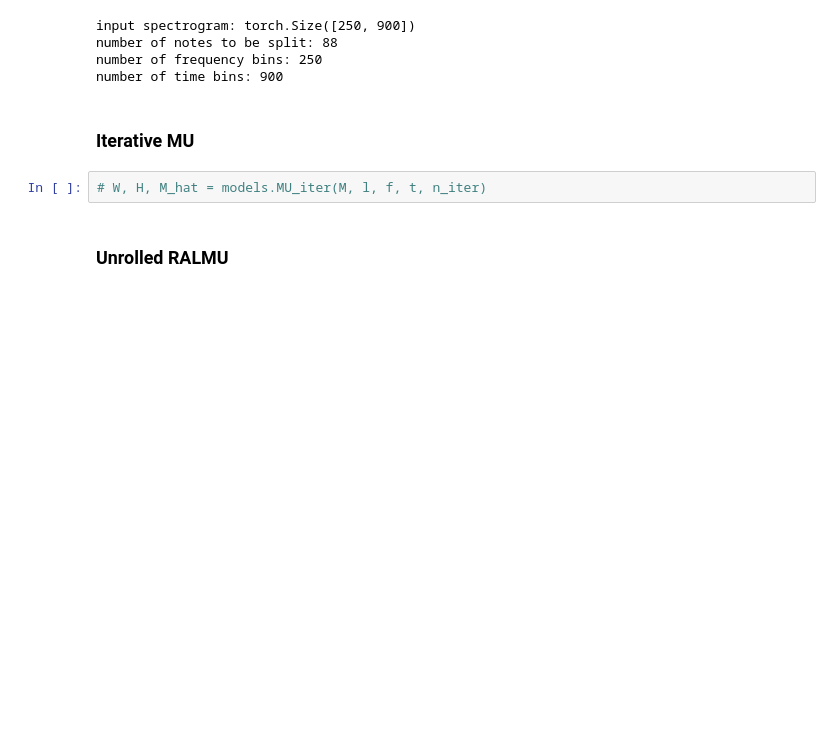
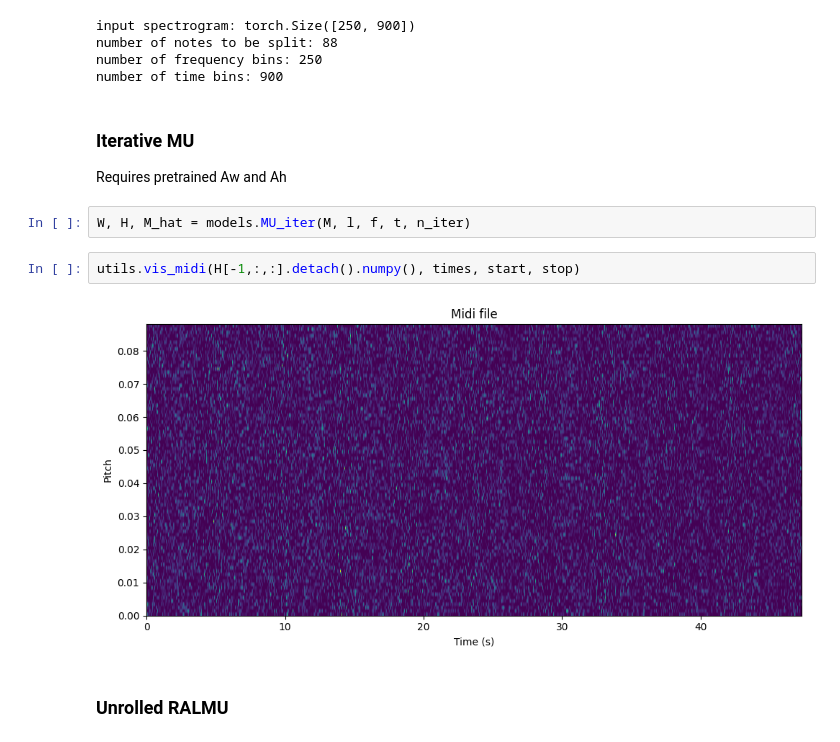
Before and after one commit to edabier/Unrolled-NMF, a Jupyter notebook: nmf.ipynb, the cells around one changed output. Drawn from its saved outputs; the diff is of its cells as text; blank space fills up the shorter version.

```diff
--- a/nmf.ipynb
+++ b/nmf.ipynb
@@ -84,8 +97,13 @@ number of frequency bins: 250
 number of time bins: 900
 # %% [markdown]
 ### Iterative MU
+Requires pretrained Aw and Ah
 # %%
-# W, H, M_hat = models.MU_iter(M, l, f, t, n_iter)
+W, H, M_hat = models.MU_iter(M, l, f, t, n_iter)
+# %%
+utils.vis_midi(H[-1,:,:].detach().numpy(), times, start, stop)
+# %% [output]
+[figure, added]
 # %% [markdown]
 ### Unrolled RALMU
 # %%
```
Also changed, not shown: parts of 10 cells of this notebook, 2 other files.
